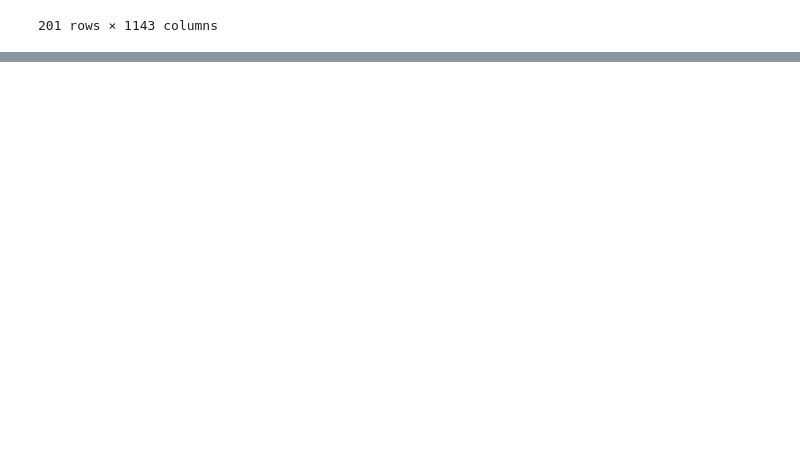
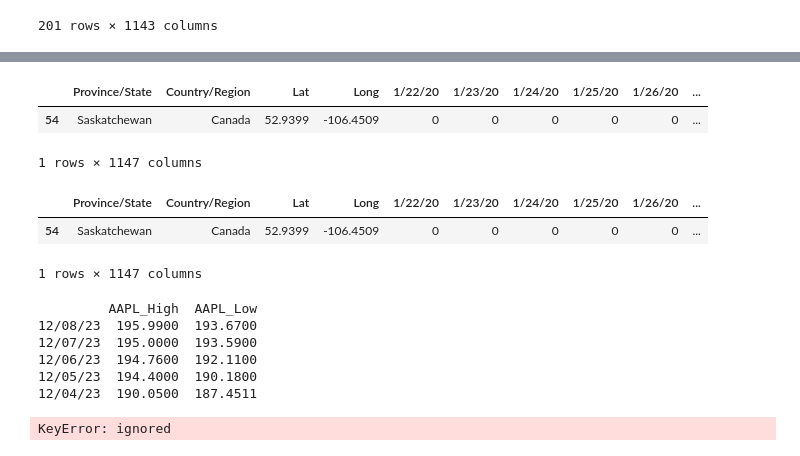
Before and after one commit to digvijay-singh-000520512/prog4ds_final_project_fall_2023, a Jupyter notebook: final.ipynb, the cells around one changed output, grey strips where cells are left out. Cells and saved outputs as stored; diff of their text form; code cells hidden in the pictures; blank space fills up the shorter version.

Commit message:
Pulled data from stock info

```diff
--- a/final.ipynb
+++ b/final.ipynb
@@ -30,0 +66,64 @@ done_confirmed_cases
+# %%
+saskatchewan_cases = confirmed_cases_global_df[confirmed_cases_global_df['Province/State'] == 'Saskatchewan']
+saskatchewan_deaths = confirmed_deaths_global_df[confirmed_deaths_global_df ['Province/State'] == 'Saskatchewan']
+# %%
+saskatchewan_cases
+# %% [output]
+|  | Province/State | Country/Region | Lat | Long | 1/22/20 | 1/23/20 | 1/24/20 | 1/25/20 | 1/26/20 | ... |
+| 54 | Saskatchewan | Canada | 52.9399 | -106.4509 | 0 | 0 | 0 | 0 | 0 | ... |
+1 rows × 1147 columns
+# %%
+saskatchewan_deaths
+# %% [output]
+|  | Province/State | Country/Region | Lat | Long | 1/22/20 | 1/23/20 | 1/24/20 | 1/25/20 | 1/26/20 | ... |
+| 54 | Saskatchewan | Canada | 52.9399 | -106.4509 | 0 | 0 | 0 | 0 | 0 | ... |
+1 rows × 1147 columns
+# %%
+import requests
+api_key = 'TC54JI2GWZOZ8I0J'
+symbol_aapl = 'AAPL'  # Apple Inc.
+
+
+# Function to get stock data
+def get_stock_data(symbol):
+    # url = f'https://www.alphavantage.co/query?function=TIME_SERIES_DAILY&symbol={symbol}&outputsize=full&apikey={api_key}'
+    url = f'https://www.alphavantage.co/query?function=TIME_SERIES_DAILY&symbol=AAPL&outputsize=full&apikey=TC54JI2GWZOZ8I0J'
+
+    response = requests.get(url)
+    data = response.json()
+    return data['Time Series (Daily)']
+
+
+# Here we fetch data from AAPL and Z
+aapl_data = get_stock_data(symbol_aapl)
+
+# we will convert the data into dataframe
+aapl_df = pd.DataFrame(aapl_data).T[['2. high', '3. low']].rename(columns={'2. high': 'AAPL_High', '3. low': 'AAPL_Low'})
+aapl_df.index = pd.to_datetime(aapl_df.index)
+aapl_df.index = aapl_df.index.strftime("%m/%d/%y")
+print(aapl_df.head())
+
+# Concatenating stock data to global_data_df
+
+global_data_df = pd.concat([global_data_df, aapl_df], axis=1, sort=True)
+# %% [output]
+         AAPL_High  AAPL_Low
+12/08/23  195.9900  193.6700
+12/07/23  195.0000  193.5900
+12/06/23  194.7600  192.1100
+12/05/23  194.4000  190.1800
+12/04/23  190.0500  187.4511
+# %%
+global_data_df = global_data_df.sort_index()
+global_data_df = global_data_df[global_data_df['AAPL_High'].notna()]
+global_data_df = global_data_df[global_data_df['Confirmed'].notna()]
+
+global_data_df.index = pd.to_datetime(global_data_df.index)
+global_data_df.index = global_data_df.index.strftime("%Y-%m-%d")
+
+global_data_df = global_data_df.sort_index()
+
+
+global_data_df
+# %% [output]
+KeyError: ignored
```
Also changed, not shown: parts of 2 cells of this notebook.
